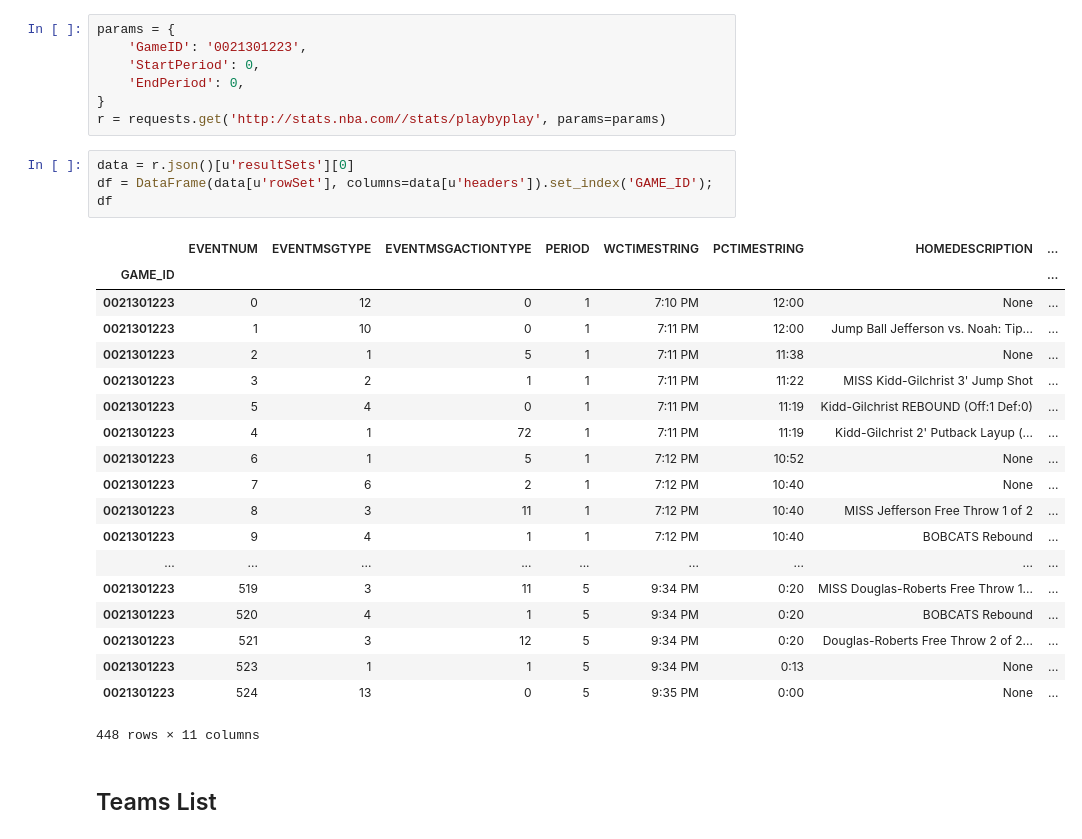
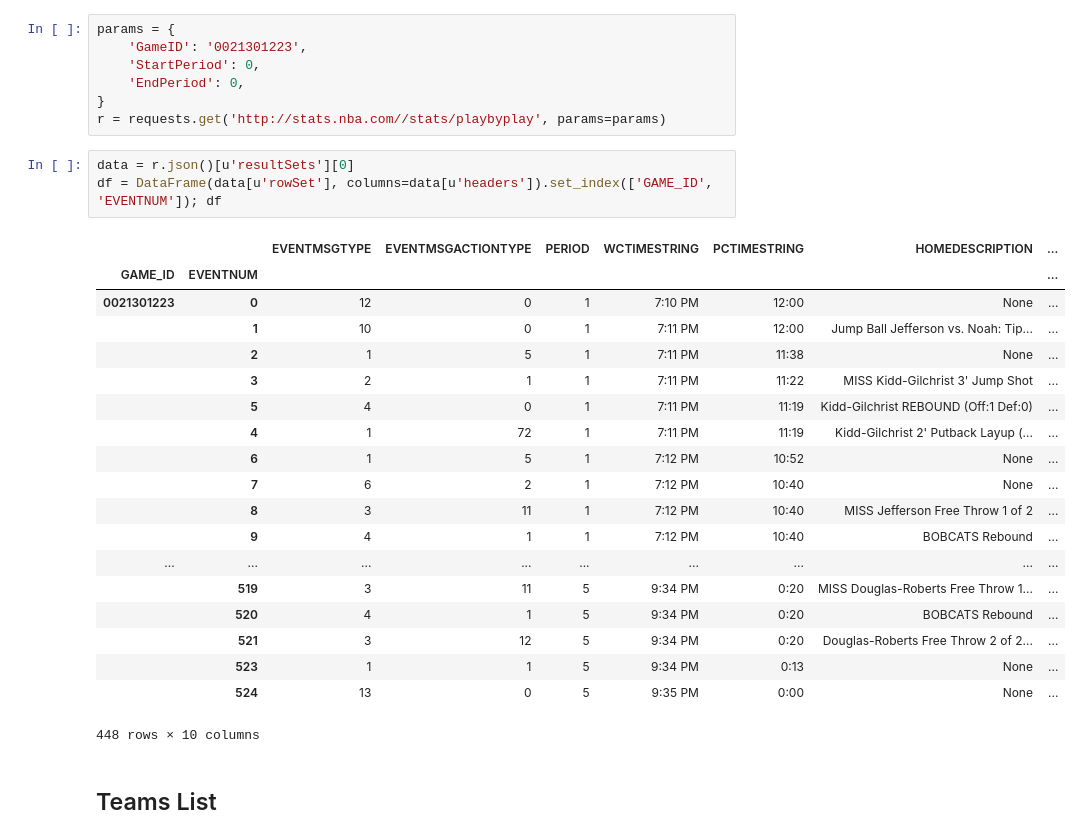
Before and after one commit to ltiao/notes, a Jupyter notebook: NBA Stat Resources.ipynb, the cells around one changed output. Saved outputs shown, nothing was run; the diff lists cells and outputs as text.

```diff
--- a/NBA Stat Resources.ipynb
+++ b/NBA Stat Resources.ipynb
@@ -289,27 +289,27 @@ params = {
 r = requests.get('http://stats.nba.com//stats/playbyplay', params=params)
 # %%
 data = r.json()[u'resultSets'][0]
-df = DataFrame(data[u'rowSet'], columns=data[u'headers']).set_index('GAME_ID'); df
+df = DataFrame(data[u'rowSet'], columns=data[u'headers']).set_index(['GAME_ID', 'EVENTNUM']); df
 # %% [output]
-|  | EVENTNUM | EVENTMSGTYPE | EVENTMSGACTIONTYPE | PERIOD | WCTIMESTRING | PCTIMESTRING | HOMEDESCRIPTION | ... |
-| GAME_ID |  |  |  |  |  |  |  | ... |
+|  |  | EVENTMSGTYPE | EVENTMSGACTIONTYPE | PERIOD | WCTIMESTRING | PCTIMESTRING | HOMEDESCRIPTION | ... |
+| GAME_ID | EVENTNUM |  |  |  |  |  |  | ... |
 | 0021301223 | 0 | 12 | 0 | 1 | 7:10 PM | 12:00 | None | ... |
-| 0021301223 | 1 | 10 | 0 | 1 | 7:11 PM | 12:00 | Jump Ball Jefferson vs. Noah: Tip... | ... |
-| 0021301223 | 2 | 1 | 5 | 1 | 7:11 PM | 11:38 | None | ... |
-| 0021301223 | 3 | 2 | 1 | 1 | 7:11 PM | 11:22 | MISS Kidd-Gilchrist 3' Jump Shot | ... |
-| 0021301223 | 5 | 4 | 0 | 1 | 7:11 PM | 11:19 | Kidd-Gilchrist REBOUND (Off:1 Def:0) | ... |
-| 0021301223 | 4 | 1 | 72 | 1 | 7:11 PM | 11:19 | Kidd-Gilchrist 2' Putback Layup (... | ... |
-| 0021301223 | 6 | 1 | 5 | 1 | 7:12 PM | 10:52 | None | ... |
-| 0021301223 | 7 | 6 | 2 | 1 | 7:12 PM | 10:40 | None | ... |
-| 0021301223 | 8 | 3 | 11 | 1 | 7:12 PM | 10:40 | MISS Jefferson Free Throw 1 of 2 | ... |
-| 0021301223 | 9 | 4 | 1 | 1 | 7:12 PM | 10:40 | BOBCATS Rebound | ... |
+|  | 1 | 10 | 0 | 1 | 7:11 PM | 12:00 | Jump Ball Jefferson vs. Noah: Tip... | ... |
+|  | 2 | 1 | 5 | 1 | 7:11 PM | 11:38 | None | ... |
+|  | 3 | 2 | 1 | 1 | 7:11 PM | 11:22 | MISS Kidd-Gilchrist 3' Jump Shot | ... |
+|  | 5 | 4 | 0 | 1 | 7:11 PM | 11:19 | Kidd-Gilchrist REBOUND (Off:1 Def:0) | ... |
+|  | 4 | 1 | 72 | 1 | 7:11 PM | 11:19 | Kidd-Gilchrist 2' Putback Layup (... | ... |
+|  | 6 | 1 | 5 | 1 | 7:12 PM | 10:52 | None | ... |
+|  | 7 | 6 | 2 | 1 | 7:12 PM | 10:40 | None | ... |
+|  | 8 | 3 | 11 | 1 | 7:12 PM | 10:40 | MISS Jefferson Free Throw 1 of 2 | ... |
+|  | 9 | 4 | 1 | 1 | 7:12 PM | 10:40 | BOBCATS Rebound | ... |
 | ... | ... | ... | ... | ... | ... | ... | ... | ... |
-| 0021301223 | 519 | 3 | 11 | 5 | 9:34 PM | 0:20 | MISS Douglas-Roberts Free Throw 1... | ... |
-| 0021301223 | 520 | 4 | 1 | 5 | 9:34 PM | 0:20 | BOBCATS Rebound | ... |
-| 0021301223 | 521 | 3 | 12 | 5 | 9:34 PM | 0:20 | Douglas-Roberts Free Throw 2 of 2... | ... |
-| 0021301223 | 523 | 1 | 1 | 5 | 9:34 PM | 0:13 | None | ... |
-| 0021301223 | 524 | 13 | 0 | 5 | 9:35 PM | 0:00 | None | ... |
+|  | 519 | 3 | 11 | 5 | 9:34 PM | 0:20 | MISS Douglas-Roberts Free Throw 1... | ... |
+|  | 520 | 4 | 1 | 5 | 9:34 PM | 0:20 | BOBCATS Rebound | ... |
+|  | 521 | 3 | 12 | 5 | 9:34 PM | 0:20 | Douglas-Roberts Free Throw 2 of 2... | ... |
+|  | 523 | 1 | 1 | 5 | 9:34 PM | 0:13 | None | ... |
+|  | 524 | 13 | 0 | 5 | 9:35 PM | 0:00 | None | ... |
-448 rows × 11 columns
+448 rows × 10 columns
 # %% [markdown]
 ## Teams List
 # %% [markdown]
```
Also changed, not shown: parts of 16 cells of this notebook.
